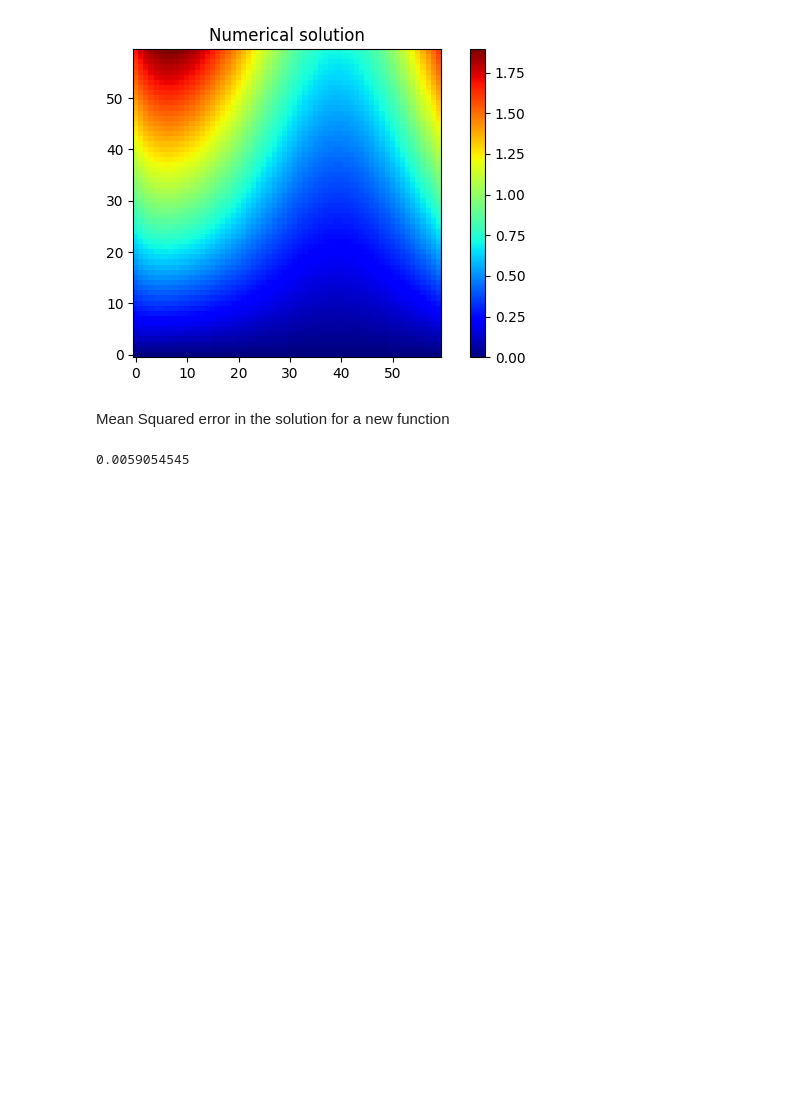
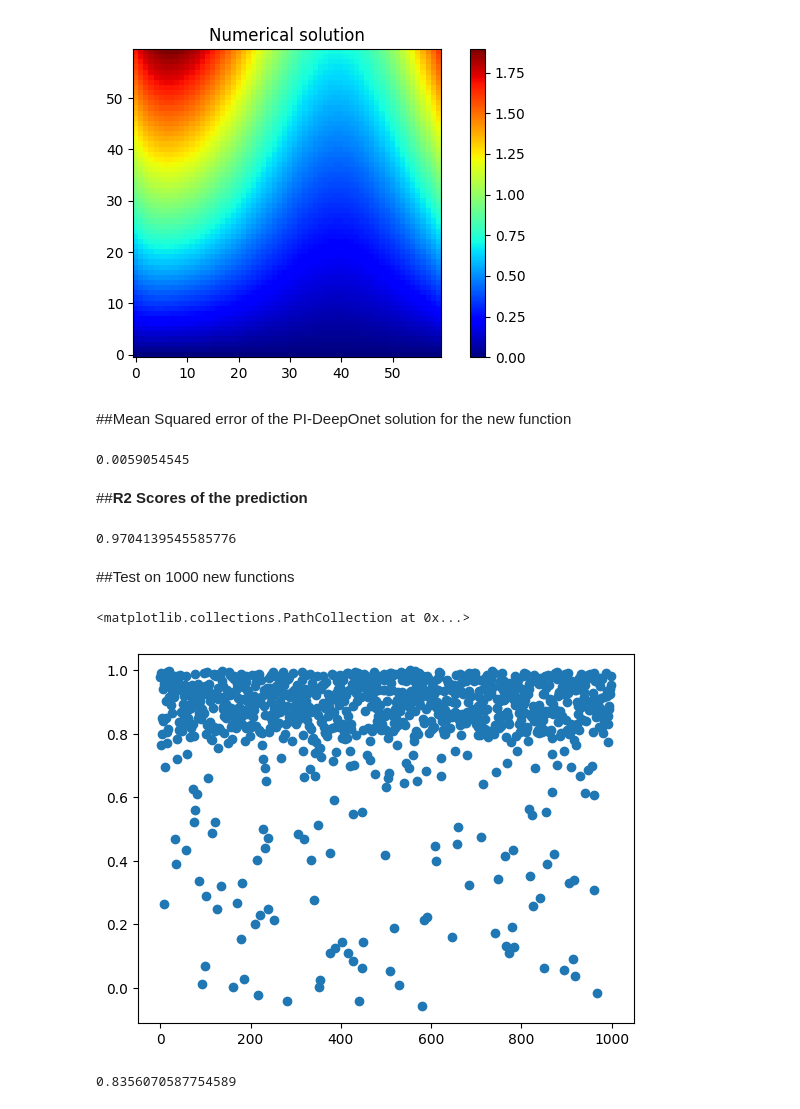
Before and after one commit to prathvikgs/btp-i, a Jupyter notebook: Copy_of_PI_DeepOnet_Reaction_Diffusion_from_scratch.ipynb, the cells around one changed output. Saved outputs shown, nothing was run; the diff lists cells and outputs as text; code cells hidden in the pictures; blank space fills up the shorter version.

```diff
--- a/Copy_of_PI_DeepOnet_Reaction_Diffusion_from_scratch.ipynb
+++ b/Copy_of_PI_DeepOnet_Reaction_Diffusion_from_scratch.ipynb
@@ -332,8 +345,57 @@ plt.show()
 [figure]
 [figure]
 # %% [markdown]
-Mean Squared error in the solution for a new function
+##Mean Squared error of the PI-DeepOnet solution for the new function
 # %%
 np.mean((pred-sol_fun)**2)
 # %% [output]
 0.0059054545
+# %% [markdown]
+##**R2 Scores of the prediction**
+# %%
+r2=1-(np.sum((pred-sol_fun)**2)/(np.sum((sol_fun-np.mean(sol_fun))**2)))
+print(r2)
+# %% [output]
+0.9704139545585776
+# %% [markdown]
+##Test on 1000 new functions
+# %%
+r2_scores=[]
+for i in range(1000):
+      #prediction for a-new function, test new data preparation
+      A_new=np.random.rand()
+      B_new=np.random.rand()
+      X_test_branch=[]
+      X_test_trunck=[]
+
+      f_new=fn(A_new,B_new,x_sensor)
+      for i in range(1):
+          for j in range(n_train):
+              X_test_branch.append(f_new)
+              X_test_trunck.append(y[j])
+
+      #testing data
+      X_test_branch=np.array(X_test_branch)
+      X_test_trunck=np.array(X_test_trunck)
+
+      #new unseen function pred
+      s=model([X_test_branch, X_test_trunck])
+      pred=tf.reshape(s,(nx,nt))
+
+      #numerical sol for the test function
+      x=np.linspace(0,1,nx)
+      t=np.linspace(0,1,nt)
+      u_inp_fun=fn(A_new,B_new,x)
+      sol_fun =  sol_reaction_diff(u_inp_fun,t,K_coeff,D_coeff)
+      r2=1-(np.sum((pred-sol_fun)**2)/(np.sum((sol_fun-np.mean(sol_fun))**2)))
+      r2_scores.append(r2)
+# %%
+plt.scatter(np.arange(1000),r2_scores)
+# %% [output]
+<matplotlib.collections.PathCollection at 0x...>
+[figure, added]
+# %%
+avg_r2=np.sum(np.array(r2_scores))/len(r2_scores)
+print(avg_r2)
+# %% [output]
+0.8356070587754589
```
Also changed, not shown: parts of 9 cells of this notebook.
